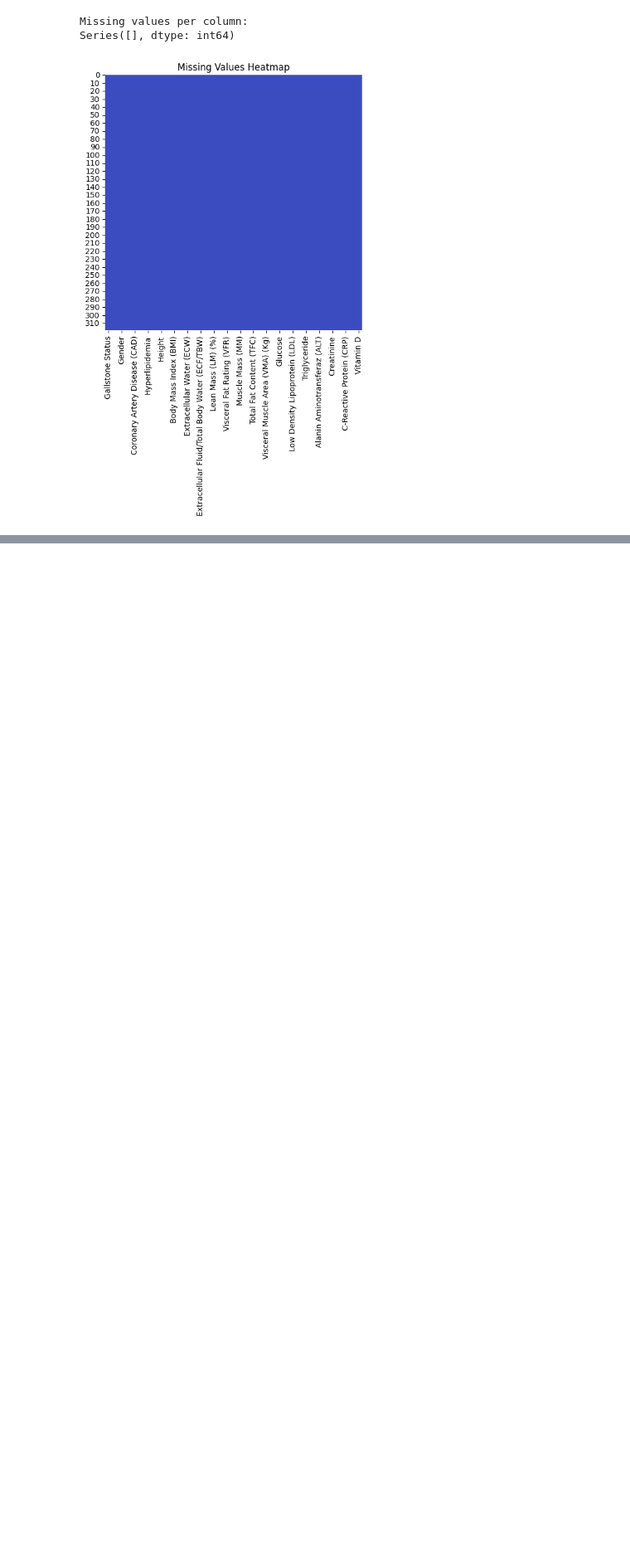
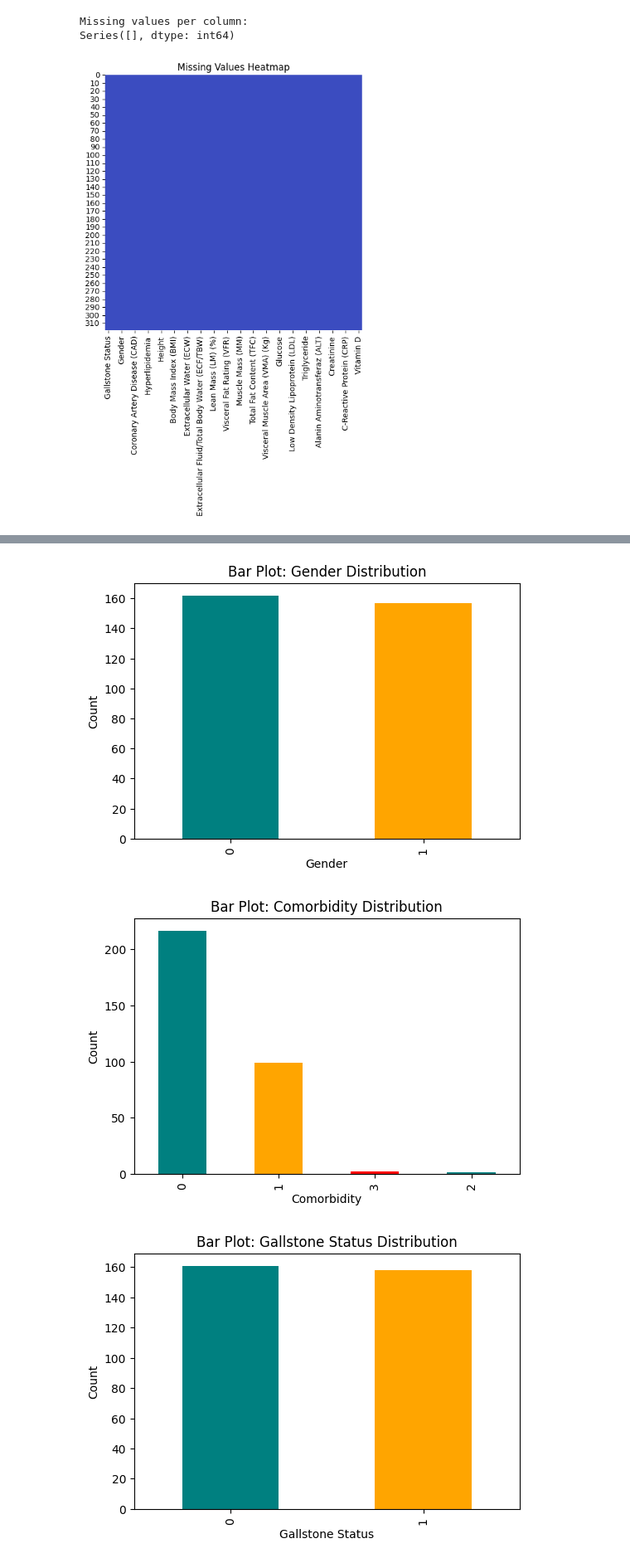
Before and after one commit to ShathaAlshalawi/Gallstone_project, a Jupyter notebook: phase2.ipynb, the cells around one changed output, grey strips where cells are left out. Shown at 83% size. Saved outputs shown, nothing was run; the diff lists cells and outputs as text; code cells hidden in the pictures; blank space fills up the shorter version.

```diff
--- a/phase2.ipynb
+++ b/phase2.ipynb
@@ -129,0 +159,15 @@ df.to_csv("Preprocessed_dataset.csv", index=False)
+# %%
+nominal_cols = ['Gender', 'Comorbidity', 'Gallstone Status']
+
+for col in nominal_cols:
+    counts = df[col].value_counts()
+    plt.figure(figsize=(6,4))
+    counts.plot(kind='bar', color=['teal','orange','red'])
+    plt.xlabel(col)
+    plt.ylabel("Count")
+    plt.title(f"Bar Plot: {col} Distribution")
+    plt.show()
+# %% [output]
+[figure, added]
+[figure, added]
+[figure, added]
```
Also changed, not shown: parts of 5 cells of this notebook.
